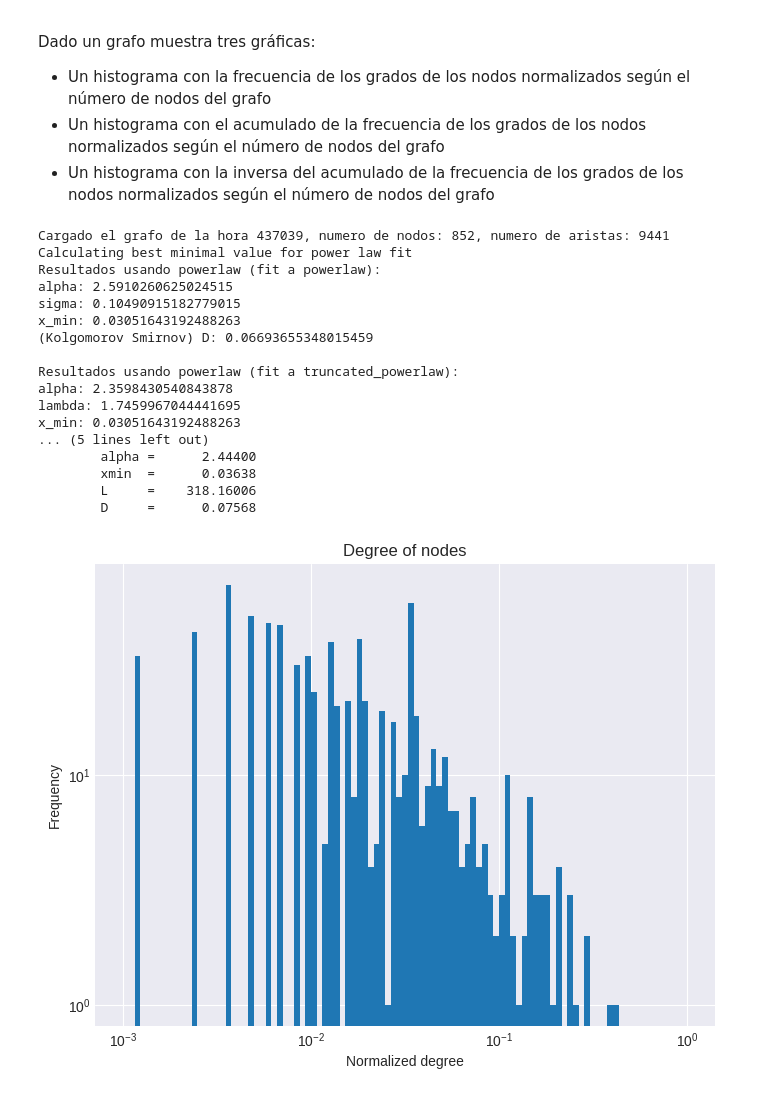
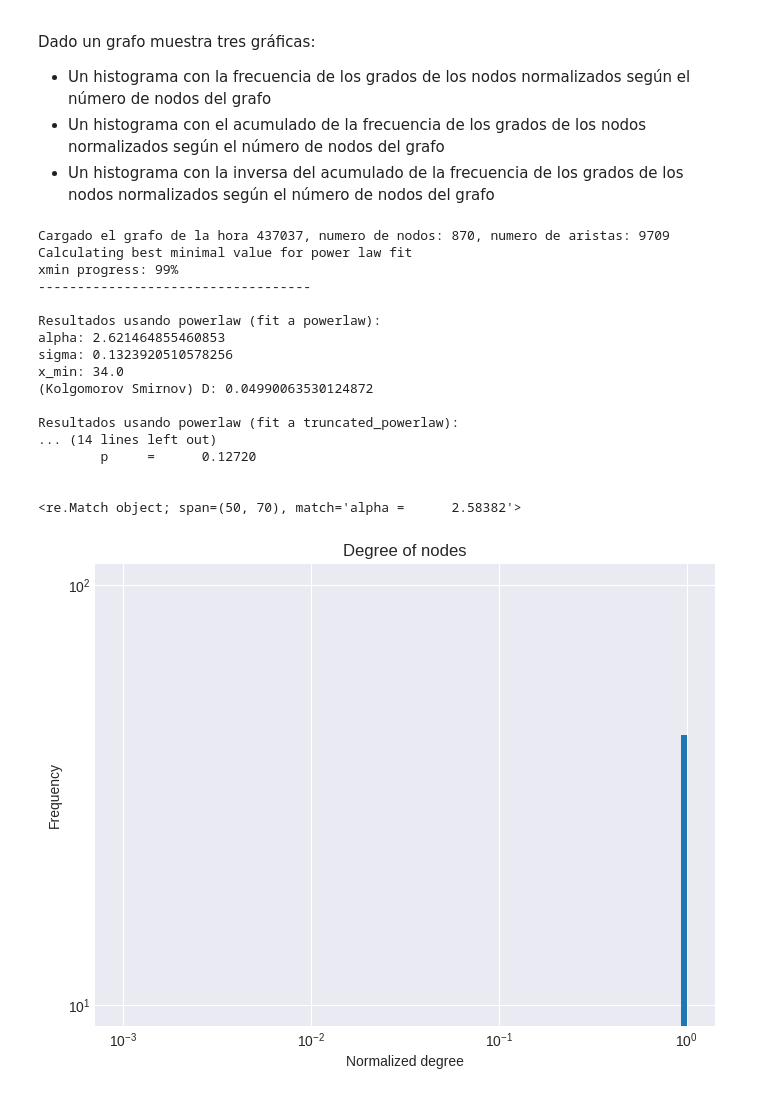
Before and after one commit to Manusua/Social_Manifestations_Fractal, a Jupyter notebook: degree_distribution.ipynb, the cells around one changed output. Cells and saved outputs as stored; diff of their text form; code cells hidden in the pictures.

```diff
--- a/degree_distribution.ipynb
+++ b/degree_distribution.ipynb
@@ -12,18 +12,20 @@ Dado un grafo muestra tres gráficas:
 * Un histograma con la inversa del acumulado de la frecuencia de los grados de los nodos normalizados según el número de nodos del grafo
 # %%
 # Dado un nombre de grafo, imprime las gráficas relativas a las distribuciones de grados de los nodos
-def calc_plot_degree_distributions(name_graph, graphs_folder, plots_folder, G=None):
+def calc_plot_degree_distributions(name_graph, graphs_folder, plots_folder, G=None, plfit=True, normalize = False):
     if G is None:
         G = load_graph(name_graph, graphs_folder)
 
     # Normalizamos entre el número total de nodos
-    points = np.sort(np.array(list(dict(G.degree()).values())).astype(float)/float(G.number_of_nodes()))
+    points = np.sort(np.array(list(dict(G.degree()).values())).astype(float))
+    if normalize:
+        points = points/float(G.number_of_nodes())
 
-    get_exp([points], name_graph, show_comparative=False)
+    pl = get_exp([points], name_graph, show_comparative=False, only_ntamas=False)
 
     plot_degree_distribution([points], name_graph, plots_folder)
 
-    arr_deg_prob = plot_degree_probability_distribution([points], G.number_of_nodes(), name_graph, plots_folder)
+    arr_deg_prob = plot_degree_probability_distribution([points], G.number_of_nodes(), name_graph, plots_folder, pl=pl)
 
     arr_deg_cum = plot_degree_cummulative_distribution(arr_deg_prob, name_graph, plots_folder)
 
@@ -31,33 +33,33 @@ def calc_plot_degree_distributions(name_graph, graphs_folder, plots_folder, G=No
 # %%
 MODE = "hashtag"
 
 MANIFESTACION = "nat"
 hora = "429624"
 #hora = "429625"
 
 MANIFESTACION = "9n"
 hora = "437038"
-#hora = "437039"
+hora = "437037"
 
 graphs_folder, plots_folder = get_paths(MODE, MANIFESTACION, metric="degree")
 
-calc_plot_degree_distributions(hora, graphs_folder, plots_folder)
+calc_plot_degree_distributions(hora, graphs_folder, plots_folder, plfit=True, normalize=False)
 # %% [output]
-Cargado el grafo de la hora 437039, numero de nodos: 852, numero de aristas: 9441
+Cargado el grafo de la hora 437037, numero de nodos: 870, numero de aristas: 9709
 Calculating best minimal value for power law fit
+xmin progress: 99%
+-----------------------------------
+
 Resultados usando powerlaw (fit a powerlaw):
-alpha: 2.5910260625024515
-sigma: 0.10490915182779015
-x_min: 0.03051643192488263
-(Kolgomorov Smirnov) D: 0.06693655348015459
+alpha: 2.621464855460853
+sigma: 0.1323920510578256
+x_min: 34.0
+(Kolgomorov Smirnov) D: 0.04990063530124872
 
 Resultados usando powerlaw (fit a truncated_powerlaw):
-alpha: 2.3598430540843878
-lambda: 1.7459967044441695
-x_min: 0.03051643192488263
-... (5 lines left out)
-        alpha =      2.44400
-        xmin  =      0.03638
-        L     =    318.16006
-        D     =      0.07568
+... (14 lines left out)
+        p     =      0.12720
+
+
+<re.Match object; span=(50, 70), match='alpha =      2.58382'>
-[figure, old version]
+[figure, new version]
```
Also changed, not shown: parts of 2 cells of this notebook, 39 other files.
